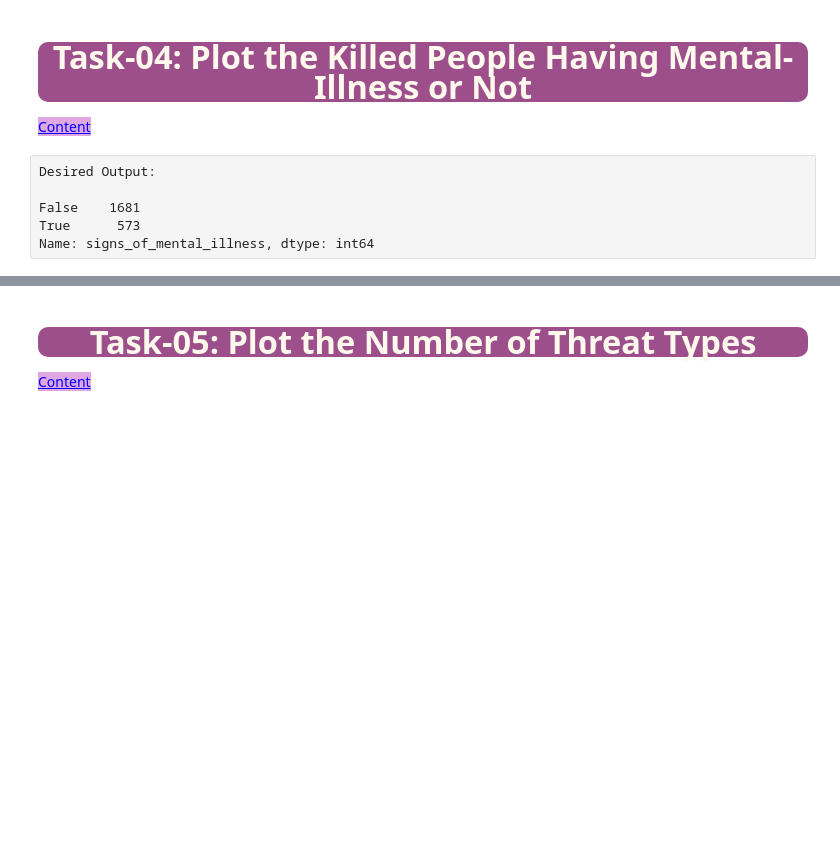
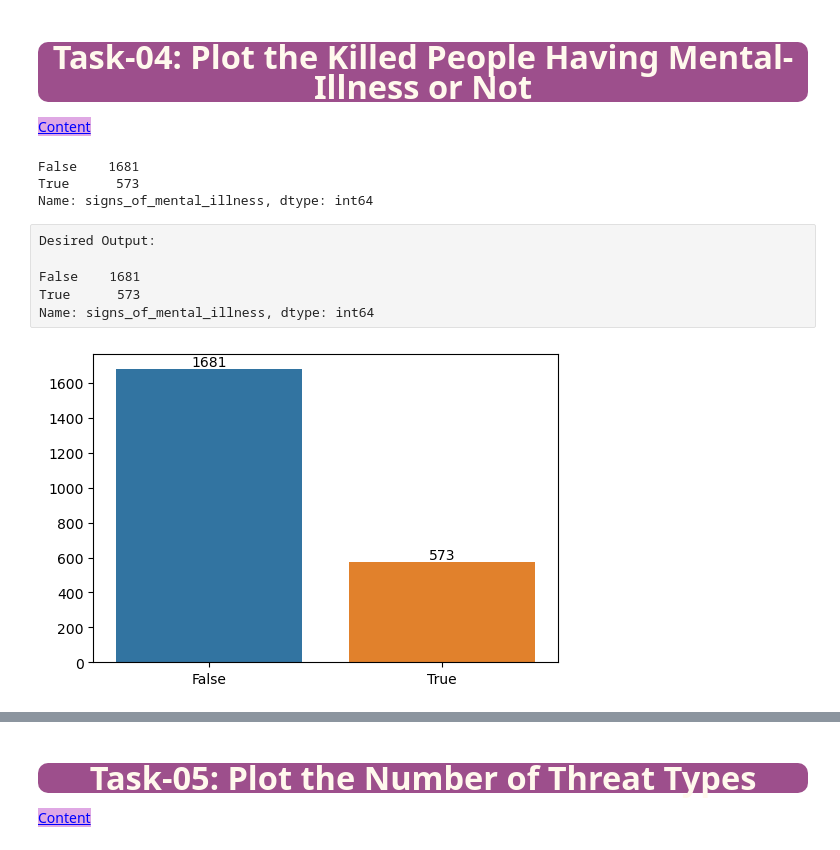
Before and after one commit to SongJiyeonPaek/CW_Assignments, a Jupyter notebook: DVwPY Assignment_02(Seaborn-PoliceKillings-US)/Assignment-2 (PoliceKillingUS-Seaborn)-Student.ipynb, the cells around one changed output, grey strips where cells are left out. Cells and saved outputs as stored; diff of their text form; code cells hidden in the pictures; blank space fills up the shorter version.

```diff
--- a/DVwPY Assignment_02(Seaborn-PoliceKillings-US)/Assignment-2 (PoliceKillingUS-Seaborn)-Student.ipynb
+++ b/DVwPY Assignment_02(Seaborn-PoliceKillings-US)/Assignment-2 (PoliceKillingUS-Seaborn)-Student.ipynb
@@ -554,6 +575,13 @@ Desired Output:
 style="color:blue; background-color:#dfa8e4" data-toggle="popover">Content</a>
 # %%
 # YOUR CODE IS HERE
+
+m_illness = kill.signs_of_mental_illness.value_counts()
+m_illness
+# %% [output]
+False    1681
+True      573
+Name: signs_of_mental_illness, dtype: int64
 # %% [raw]
 Desired Output:
 
@@ -567,3 +591,21 @@ Name: signs_of_mental_illness, dtype: int64
+# %%
+# With Seaborn Barplot
+
+# YOUR CODE IS HERE
+
+plt.figure(figsize= (6,4))
+
+ax = sns.barplot(x = m_illness.index,
+                 y = m_illness.values)
+
+for i, v in enumerate(m_illness.values):
+    ax.text(i,
+            v+0.5,
+            str(v),
+            ha = "center",
+            va = "bottom")
+# %% [output]
+[figure, added]
 # %% [markdown]
 Desired Output:
 
```
Also changed, not shown: parts of 4 cells of this notebook.
